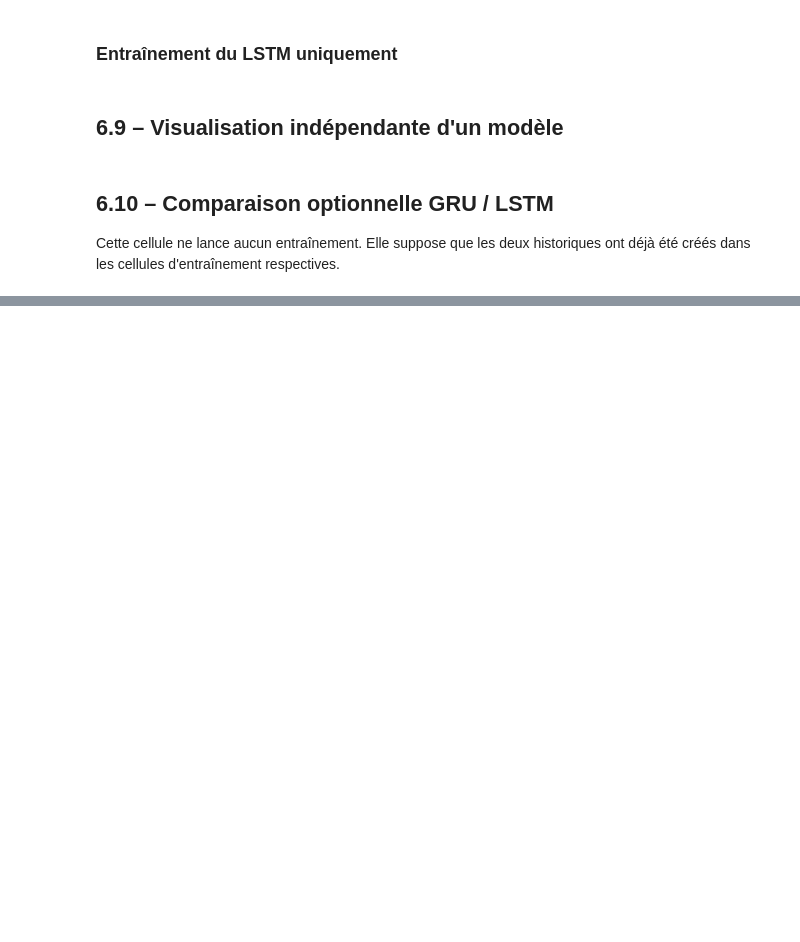
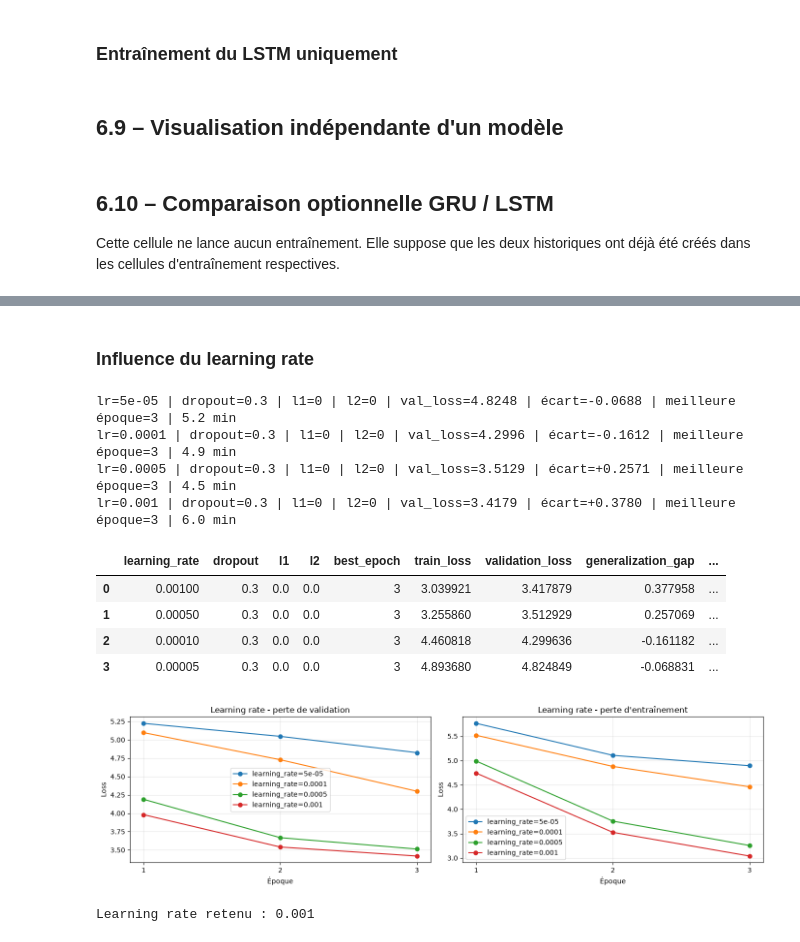
Before and after one commit to Williampancha/Leyenda, a Jupyter notebook: Livrable 3.ipynb, the cells around one changed output, grey strips where cells are left out. Cells and saved outputs as stored; diff of their text form; code cells hidden in the pictures; blank space fills up the shorter version.

```diff
--- a/Livrable 3.ipynb
+++ b/Livrable 3.ipynb
@@ -343,9 +352,9 @@ ATTENTION_FEATURES_SHAPE = 64
 ## 6.2 – Encodeur et attention partagés
 # %%
 class CNN_Encoder(keras.Model):
-    def __init__(self, embedding_dim):
+    def __init__(self, embedding_dim, regularizer=None):
         super().__init__()
-        self.fc = layers.Dense(embedding_dim)
+        self.fc = layers.Dense(embedding_dim, kernel_regularizer=regularizer)
 
     def call(self, features):
         return ops.relu(self.fc(features))
@@ -507,9 +518,17 @@ def train_step(encoder, decoder, optimizer, img_tensor, target):
         total_tokens = total_tokens + (target[:, index] != 0).sum()
         decoder_input = target[:, index:index + 1]
 
+    # Pénalité elastic net : fit() l'ajoute tout seul, pas une boucle écrite à la main.
+    # total_loss est une somme sur les tokens, on multiplie donc la pénalité par leur
+    # nombre pour garder le même rapport perte / pénalité qu'avec une perte moyenne.
+    regularization_losses = encoder.losses + decoder.losses
+    objective = total_loss
+    if regularization_losses:
+        objective = total_loss + sum(regularization_losses) * total_tokens
+
     variables = encoder.trainable_variables + decoder.trainable_variables
     gradients = torch.autograd.grad(
-        total_loss,
+        objective,
         [variable.value for variable in variables],
         allow_unused=False,
     )
@@ -646,7 +665,11 @@ def evaluate(encoder, decoder, image_path):
 # %% [markdown]
 ## 6.7 – Boucles d'entraînement communes
 # %%
-def train_model(model_name, encoder, decoder, optimizer):
+def train_model(model_name, encoder, decoder, optimizer, epochs=None, log_every=None):
+    # Par défaut : EPOCHS et LOG_EVERY de la cellule des hyperparamètres.
+    # La recherche d'hyperparamètres (6.11) passe ses propres valeurs.
+    epochs = EPOCHS if epochs is None else epochs
+    log_every = LOG_EVERY if log_every is None else log_every
     train_loss_steps = []
     train_loss_history = []
     validation_steps = []
@@ -656,18 +679,20 @@ def train_model(model_name, encoder, decoder, optimizer):
     bleu_history = []
     accumulated_loss = 0.0
 
-    for epoch in range(EPOCHS):
-        for batch_index, (images, targets) in enumerate(dataset):
+    for epoch in range(epochs):
+        epoch_start = time.time()
+        progress = tqdm(dataset, desc=f"{model_name} | époque {epoch + 1}/{epochs}", leave=False)
+        for batch_index, (images, targets) in enumerate(progress):
             global_step = epoch * len(dataset) + batch_index + 1
             batch_loss = train_step(
                 encoder, decoder, optimizer, images, targets
             )
             accumulated_loss += float(batch_loss.cpu())
 
-            if global_step % LOG_EVERY == 0:
+            if global_step % log_every == 0:
                 train_loss_steps.append(global_step)
                 train_loss_history.append(
-                    accumulated_loss / LOG_EVERY
+                    accumulated_loss / log_every
                 )
                 validation_loss, validation_accuracy = evaluate_validation(
                     encoder, decoder
@@ -676,10 +701,11 @@ def train_model(model_name, encoder, decoder, optimizer):
                 validation_loss_history.append(validation_loss)
                 validation_accuracy_history.append(validation_accuracy)
                 print(
-                    f"{model_name} | batch {global_step} | "
+                    f"{model_name} | batch {global_step}/{epochs * len(dataset)} | "
                     f"loss={train_loss_history[-1]:.4f} | "
                     f"val_loss={validation_loss:.4f} | "
-                    f"accuracy={validation_accuracy:.4f}"
+                    f"accuracy={validation_accuracy:.4f} | "
+                    f"{time.time() - epoch_start:.0f} s depuis le début de l'époque"
                 )
                 accumulated_loss = 0.0
 
@@ -691,8 +717,8 @@ def train_model(model_name, encoder, decoder, optimizer):
         bleu_steps.append((epoch + 1) * len(dataset))
         bleu_history.append(bleu)
         print(
-            f"{model_name} | époque {epoch + 1}/{EPOCHS} | "
-            f"BLEU={bleu:.4f}"
+            f"{model_name} | époque {epoch + 1}/{epochs} | "
+            f"BLEU={bleu:.4f} | {time.time() - epoch_start:.0f} s"
         )
 
     return {
@@ -826,0 +953,20 @@ def compare_histories(gru_history, lstm_history):
+# %% [markdown]
+### Influence du learning rate
+# %%
+learning_rates = [5e-5, 1e-4, 5e-4, 1e-3]
+
+lr_results = [run_experiment(lr, DROPOUT, 0.0, 0.0) for lr in learning_rates]
+best_lr = show_experiments(lr_results, "learning_rate", "Learning rate")["learning_rate"]
+print(f"Learning rate retenu : {best_lr}")
+# %% [output]
+lr=5e-05 | dropout=0.3 | l1=0 | l2=0 | val_loss=4.8248 | écart=-0.0688 | meilleure époque=3 | 5.2 min
+lr=0.0001 | dropout=0.3 | l1=0 | l2=0 | val_loss=4.2996 | écart=-0.1612 | meilleure époque=3 | 4.9 min
+lr=0.0005 | dropout=0.3 | l1=0 | l2=0 | val_loss=3.5129 | écart=+0.2571 | meilleure époque=3 | 4.5 min
+lr=0.001 | dropout=0.3 | l1=0 | l2=0 | val_loss=3.4179 | écart=+0.3780 | meilleure époque=3 | 6.0 min
+|  | learning_rate | dropout | l1 | l2 | best_epoch | train_loss | validation_loss | generalization_gap | ... |
+| 0 | 0.00100 | 0.3 | 0.0 | 0.0 | 3 | 3.039921 | 3.417879 | 0.377958 | ... |
+| 1 | 0.00050 | 0.3 | 0.0 | 0.0 | 3 | 3.255860 | 3.512929 | 0.257069 | ... |
+| 2 | 0.00010 | 0.3 | 0.0 | 0.0 | 3 | 4.460818 | 4.299636 | -0.161182 | ... |
+| 3 | 0.00005 | 0.3 | 0.0 | 0.0 | 3 | 4.893680 | 4.824849 | -0.068831 | ... |
+[figure, added]
+Learning rate retenu : 0.001
```
Also changed, not shown: parts of 17 cells of this notebook.
